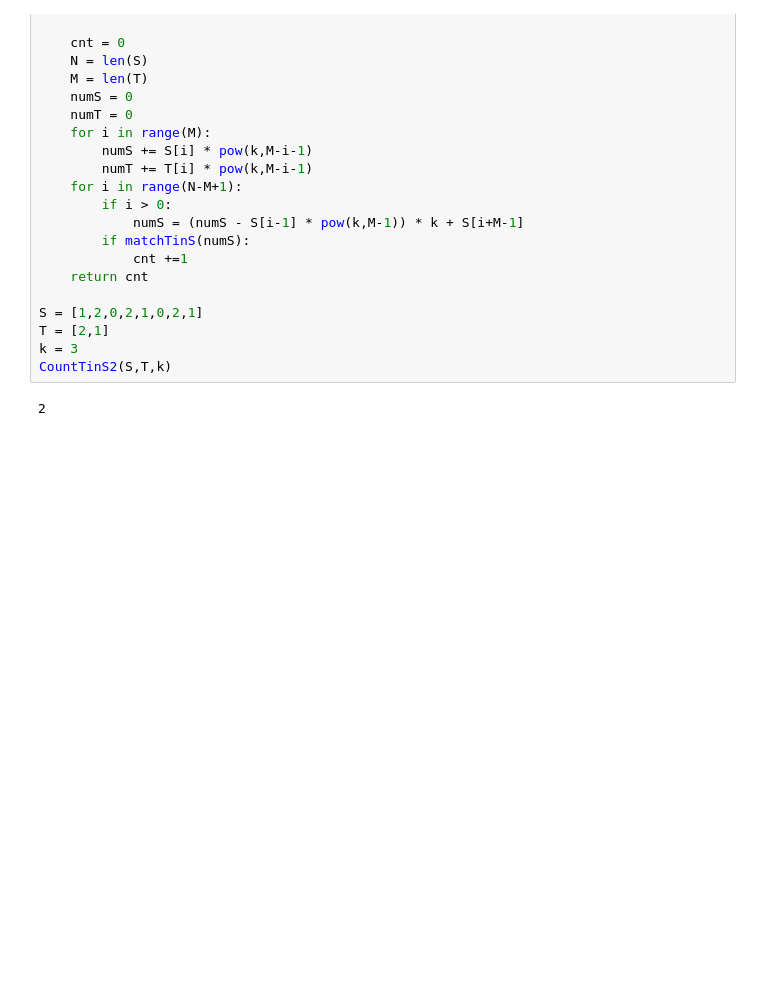
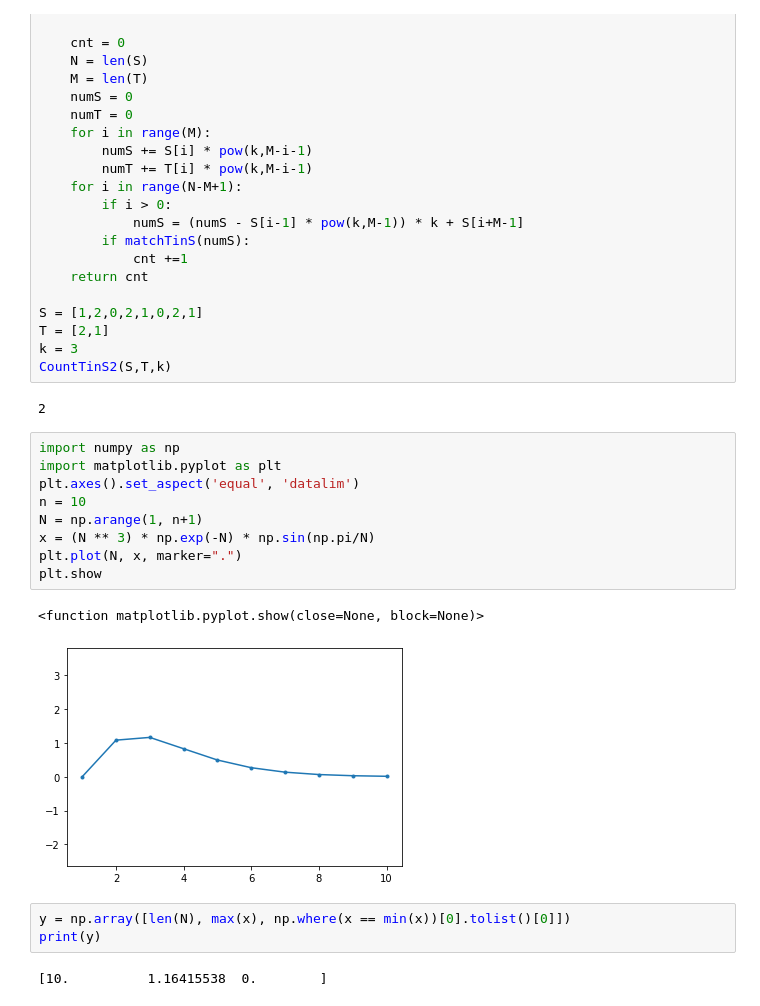
Before and after one commit to wolfram1293/Algorithm, a Jupyter notebook: test.ipynb, the cells around one changed output. Saved outputs shown, nothing was run; the diff lists cells and outputs as text; blank space fills up the shorter version.

```diff
--- a/test.ipynb
+++ b/test.ipynb
@@ -1470,3 +1470,20 @@ k = 3
 CountTinS2(S,T,k)
 # %% [output]
 2
+# %%
+import numpy as np
+import matplotlib.pyplot as plt
+plt.axes().set_aspect('equal', 'datalim')
+n = 10
+N = np.arange(1, n+1)
+x = (N ** 3) * np.exp(-N) * np.sin(np.pi/N)
+plt.plot(N, x, marker=".")
+plt.show
+# %% [output]
+<function matplotlib.pyplot.show(close=None, block=None)>
+[figure, added]
+# %%
+y = np.array([len(N), max(x), np.where(x == min(x))[0].tolist()[0]])
+print(y)
+# %% [output]
+[10.          1.16415538  0.        ]
```
Also changed, not shown: parts of 1 cell of this notebook.
